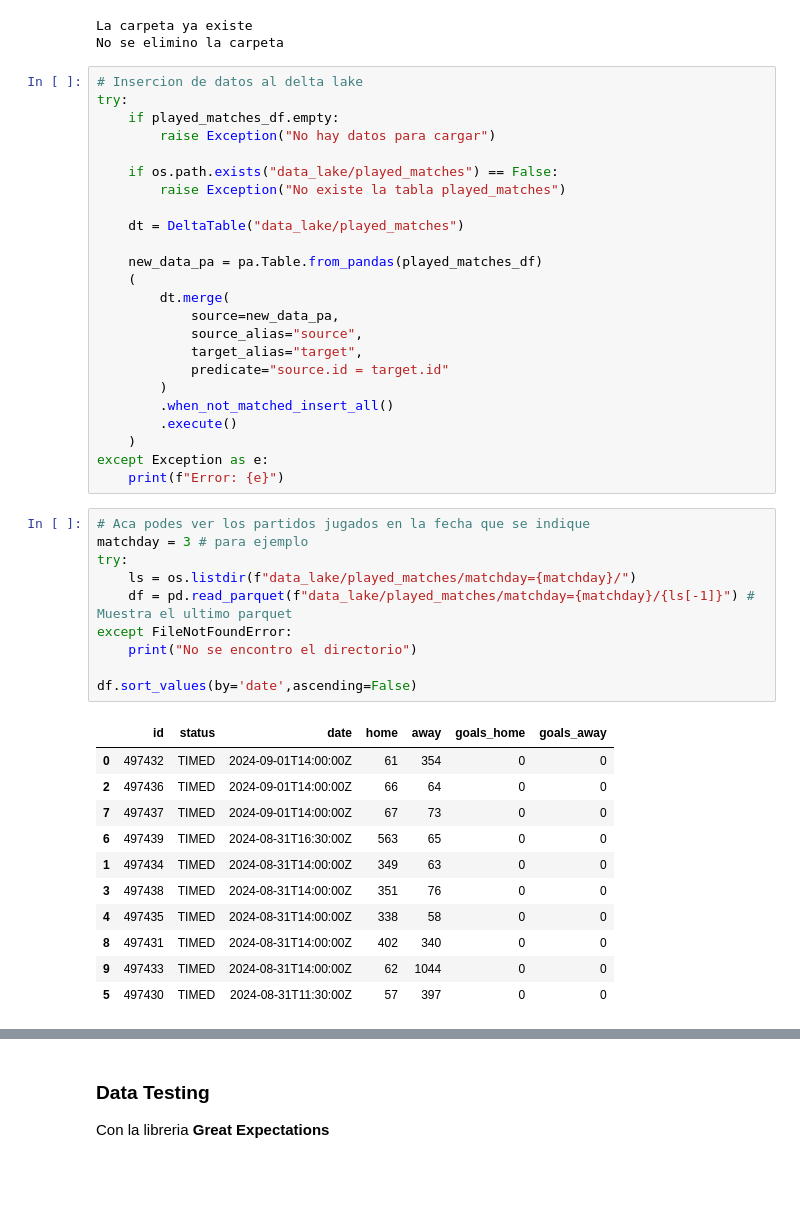
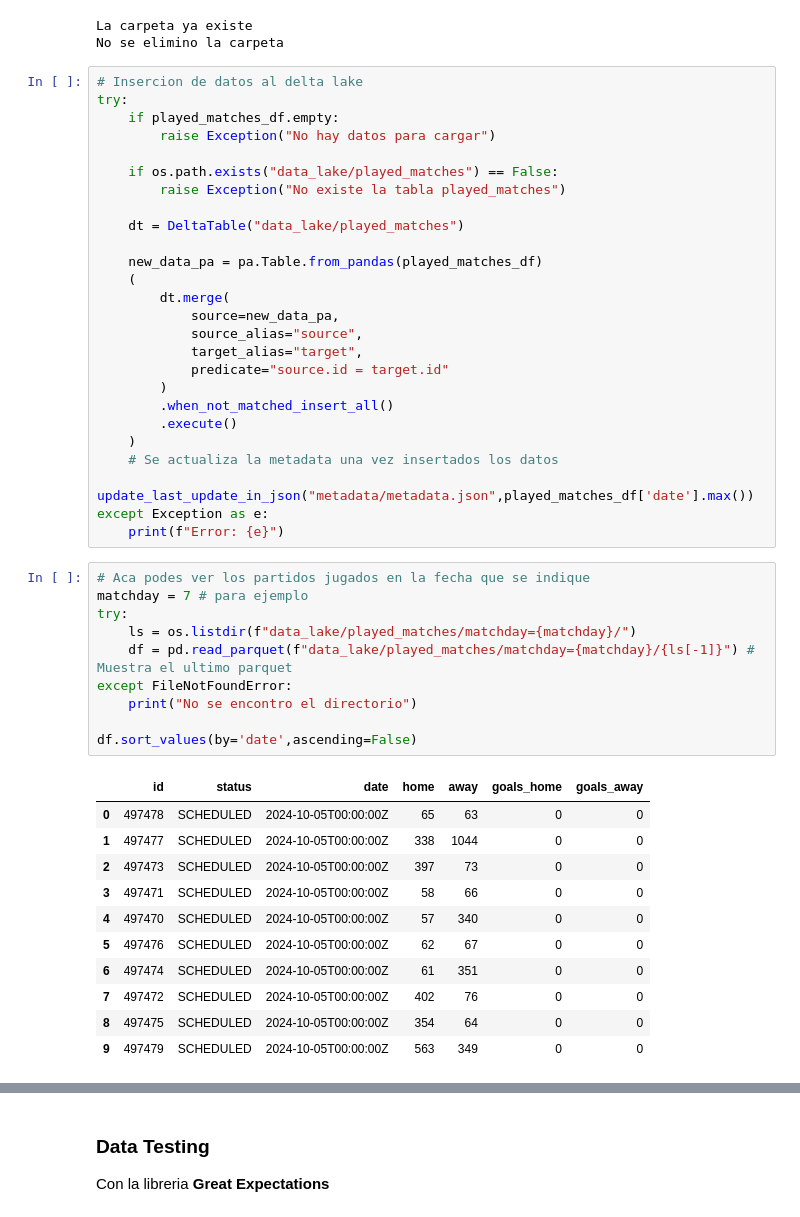
Before and after one commit to RaphaelNicaise/DataEngineering_PremierLeague, a Jupyter notebook: Extraccion_datos_football_data.ipynb, the cells around one changed output, grey strips where cells are left out. Drawn from its saved outputs; the diff is of its cells as text; blank space fills up the shorter version.

```diff
--- a/Extraccion_datos_football_data.ipynb
+++ b/Extraccion_datos_football_data.ipynb
@@ -398,29 +416,31 @@ try:
         .when_not_matched_insert_all()
         .execute()
     )
+    # Se actualiza la metadata una vez insertados los datos
+    update_last_update_in_json("metadata/metadata.json",played_matches_df['date'].max())
 except Exception as e:
     print(f"Error: {e}")
 # %%
 # Aca podes ver los partidos jugados en la fecha que se indique
-matchday = 3 # para ejemplo
+matchday = 7 # para ejemplo
 try:
     ls = os.listdir(f"data_lake/played_matches/matchday={matchday}/")
     df = pd.read_parquet(f"data_lake/played_matches/matchday={matchday}/{ls[-1]}") # Muestra el ultimo parquet
 except FileNotFoundError:
     print("No se encontro el directorio")
 
 df.sort_values(by='date',ascending=False)
 # %% [output]
 |  | id | status | date | home | away | goals_home | goals_away |
-| 0 | 497432 | TIMED | 2024-09-01T14:00:00Z | 61 | 354 | 0 | 0 |
-| 2 | 497436 | TIMED | 2024-09-01T14:00:00Z | 66 | 64 | 0 | 0 |
-| 7 | 497437 | TIMED | 2024-09-01T14:00:00Z | 67 | 73 | 0 | 0 |
-| 6 | 497439 | TIMED | 2024-08-31T16:30:00Z | 563 | 65 | 0 | 0 |
-| 1 | 497434 | TIMED | 2024-08-31T14:00:00Z | 349 | 63 | 0 | 0 |
-| 3 | 497438 | TIMED | 2024-08-31T14:00:00Z | 351 | 76 | 0 | 0 |
-| 4 | 497435 | TIMED | 2024-08-31T14:00:00Z | 338 | 58 | 0 | 0 |
-| 8 | 497431 | TIMED | 2024-08-31T14:00:00Z | 402 | 340 | 0 | 0 |
-| 9 | 497433 | TIMED | 2024-08-31T14:00:00Z | 62 | 1044 | 0 | 0 |
-| 5 | 497430 | TIMED | 2024-08-31T11:30:00Z | 57 | 397 | 0 | 0 |
+| 0 | 497478 | SCHEDULED | 2024-10-05T00:00:00Z | 65 | 63 | 0 | 0 |
+| 1 | 497477 | SCHEDULED | 2024-10-05T00:00:00Z | 338 | 1044 | 0 | 0 |
+| 2 | 497473 | SCHEDULED | 2024-10-05T00:00:00Z | 397 | 73 | 0 | 0 |
+| 3 | 497471 | SCHEDULED | 2024-10-05T00:00:00Z | 58 | 66 | 0 | 0 |
+| 4 | 497470 | SCHEDULED | 2024-10-05T00:00:00Z | 57 | 340 | 0 | 0 |
+| 5 | 497476 | SCHEDULED | 2024-10-05T00:00:00Z | 62 | 67 | 0 | 0 |
+| 6 | 497474 | SCHEDULED | 2024-10-05T00:00:00Z | 61 | 351 | 0 | 0 |
+| 7 | 497472 | SCHEDULED | 2024-10-05T00:00:00Z | 402 | 76 | 0 | 0 |
+| 8 | 497475 | SCHEDULED | 2024-10-05T00:00:00Z | 354 | 64 | 0 | 0 |
+| 9 | 497479 | SCHEDULED | 2024-10-05T00:00:00Z | 563 | 349 | 0 | 0 |
 # %%
 df = pd.read_parquet(f"data_lake/played_matches")
```
Also changed, not shown: parts of 14 cells of this notebook.
